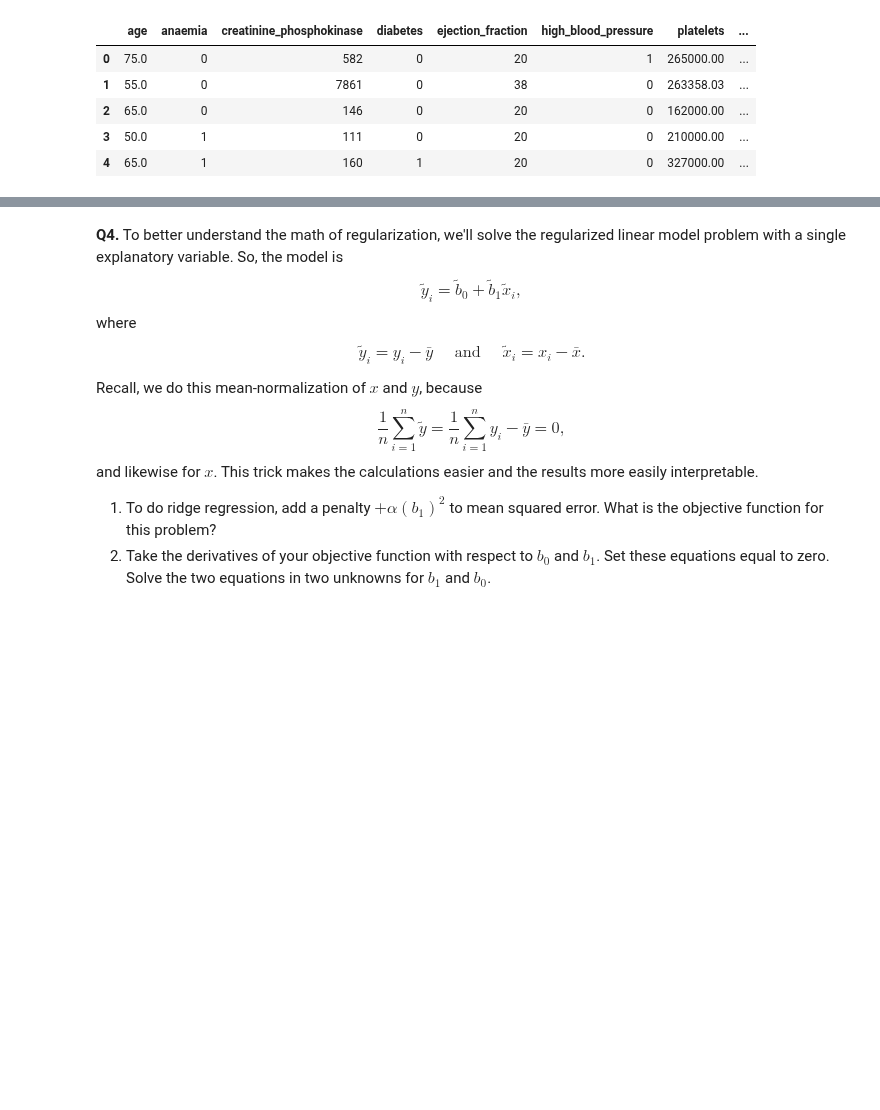
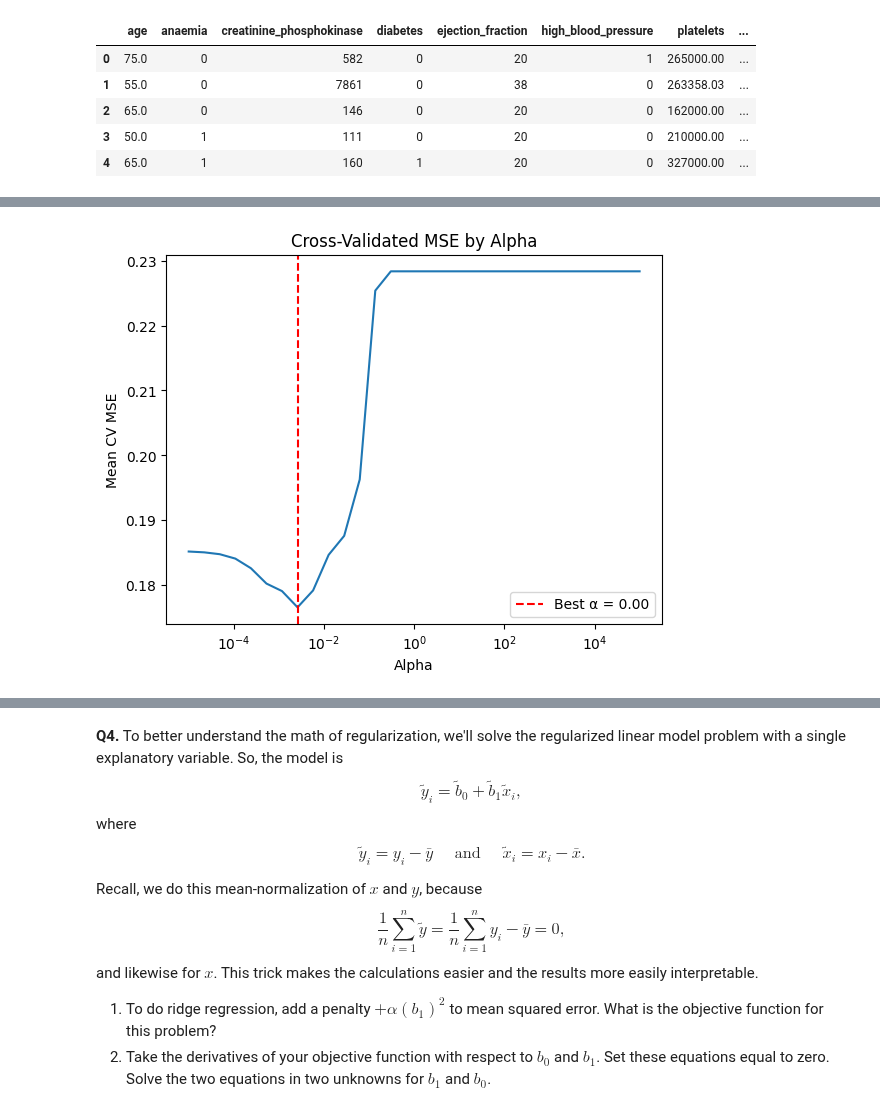
Before and after one commit to RexW999/undergrad_ml_assignments, a Jupyter notebook: 04_assignment_regularization.ipynb, the cells around one changed output, grey strips where cells are left out. Cells and saved outputs as stored; diff of their text form; code cells hidden in the pictures; blank space fills up the shorter version.

```diff
--- a/04_assignment_regularization.ipynb
+++ b/04_assignment_regularization.ipynb
@@ -191,3 +186,15 @@ heart.head()
 | 2 | 65.0 | 0 | 146 | 0 | 20 | 0 | 162000.00 | ... |
 | 3 | 50.0 | 1 | 111 | 0 | 20 | 0 | 210000.00 | ... |
 | 4 | 65.0 | 1 | 160 | 1 | 20 | 0 | 327000.00 | ... |
+# %%
+X = heart[['age', 'ejection_fraction', 'serum_creatinine']]
+poly = PolynomialFeatures(degree=2, include_bias=False)
+X_poly = poly.fit_transform(X)
+
+scaler = StandardScaler()
+X_scaled = scaler.fit_transform(X_poly)
+
+poly_interaction = PolynomialFeatures(degree=3, interaction_only=True, include_bias=False)
+X_interaction = poly_interaction.fit_transform(heart[['anaemia', 'diabetes', 'high_blood_pressure', 'smoking']])
+concat = np.concatenate((X_scaled, X_interaction), axis=1)
+concat.shape
@@ -193,0 +226,4 @@ heart.head()
+# %%
+alphas = np.logspace(-5, 5, 30)
+lasso_cv = LassoCV(alphas=alphas, cv=20, n_jobs=-1)
+lasso_cv.fit(concat, heart['DEATH_EVENT'])
@@ -193,0 +240,12 @@ heart.head()
+# %%
+mse_mean = lasso_cv.mse_path_.mean(axis=1)
+plt.plot(lasso_cv.alphas_, mse_mean)
+plt.axvline(lasso_cv.alpha_, color='red', linestyle='--', label=f'Best α = {lasso_cv.alpha_:.2f}')
+plt.xscale('log')
+plt.xlabel('Alpha')
+plt.ylabel('Mean CV MSE')
+plt.title('Cross-Validated MSE by Alpha')
+plt.legend()
+plt.show()
+# %% [output]
+[figure, added]
```
Also changed, not shown: parts of 8 cells of this notebook.
